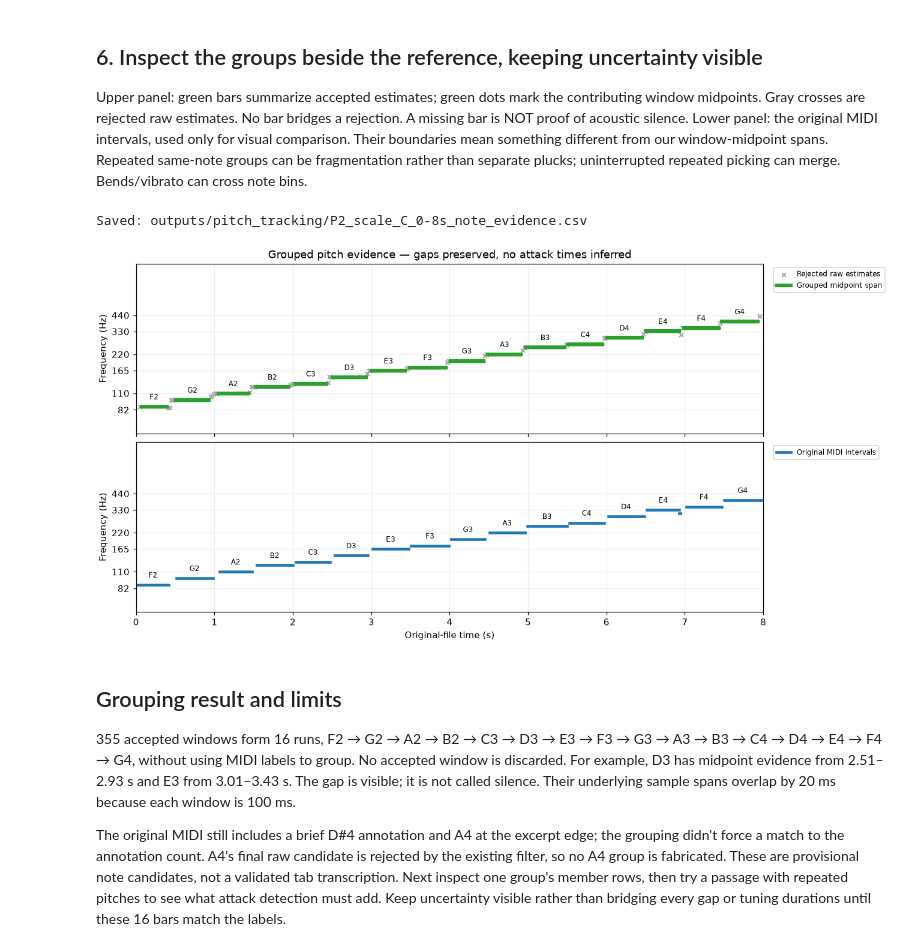
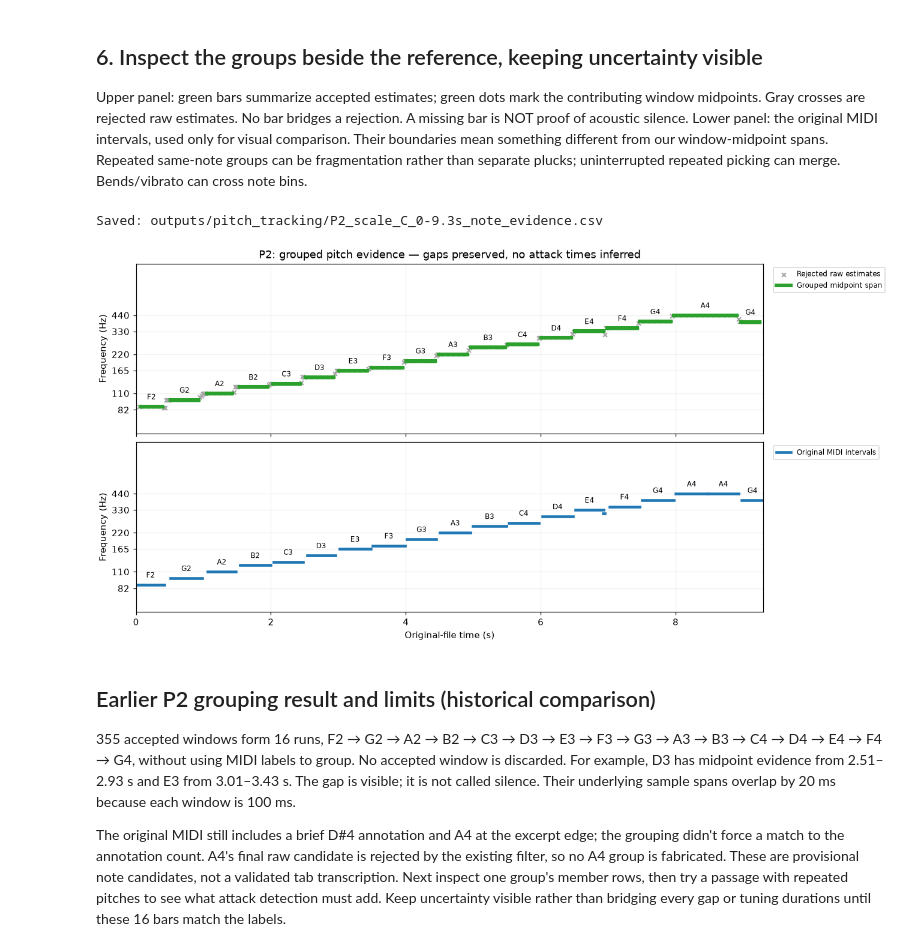
Before and after one commit to wesley-hawes/Guitar_ML, a Jupyter notebook: 06_tracking_a_scale.ipynb, the cells around one changed output. Cells and saved outputs as stored; diff of their text form; code cells hidden in the pictures.

```diff
--- a/06_tracking_a_scale.ipynb
+++ b/06_tracking_a_scale.ipynb
@@ -26,10 +28,12 @@ import matplotlib.pyplot as plt
 from pitch_analysis import estimate_period
 from guitartechs_midi import read_note_labels
 
-folder = Path.home() / 'Downloads/P2_scales'
+player = 'P2'  # Current repeated-A4 example; 'P1' uses the same settings.
+folder = Path.home() / 'Downloads' / f'{player}_scales'
 audio_path = folder / 'audio/directinput/directinput_C.wav'
 midi_path = folder / 'midi/midi_C.mid'
-excerpt_seconds = 8.0
+excerpt_seconds = 9.3  # Includes both A4 labels; use 8.0 for the initial comparison.
+output_tag = f'{player}_scale_C_0-{excerpt_seconds:g}s'
 window_seconds, hop_seconds = 0.100, 0.020
 minimum_frequency, maximum_frequency = 60.0, 1000.0
 minimum_level_ratio, minimum_similarity, maximum_step_cents = 3.0, 0.80, 50.0
@@ -55,10 +60,11 @@ Same player/source type does NOT guarantee identical gain/noise across files:
 this is an explicitly provisional transfer, not a measured scale noise floor.
 Inspect raw estimates even when the level check rejects them.
 # %%
-reference_path = Path.home() / 'Downloads/P2_singlenotes/audio/directinput/directinput_allsinglenotes.wav'
+reference_path = Path.home() / 'Downloads' / f'{player}_singlenotes' / 'audio/directinput/directinput_allsinglenotes.wav'
 reference_info = sf.info(reference_path)
 reference_rate = reference_info.samplerate
-reference_start, reference_stop = round(7.70 * reference_rate), round(7.86 * reference_rate)
+reference_interval = {'P1': (7.78, 7.90), 'P2': (7.70, 7.86)}[player]
+reference_start, reference_stop = [round(t * reference_rate) for t in reference_interval]
 reference_audio, _ = sf.read(reference_path, start=reference_start, stop=reference_stop)
 reference_signal = reference_audio[:, 0] if reference_audio.ndim == 2 else reference_audio
 reference_width, reference_hop = round(window_seconds * reference_rate), round(hop_seconds * reference_rate)
@@ -201,7 +207,7 @@ for ax in (axes[0], axes[2]):
     ax.set(yscale='log', ylim=(55, 1100), ylabel='Candidate Hz')
     ax.set_yticks([60, 100, 200, 400, 800], labels=['60', '100', '200', '400', '800'])
     ax.minorticks_off()
-axes[0].set(title='P2 C-scale recording: 100 ms windows, 20 ms hops, unchanged filter', xlim=(0, excerpt_seconds))
+axes[0].set(title=f'{player} C-scale recording: 100 ms windows, 20 ms hops, unchanged filter', xlim=(0, excerpt_seconds))
 axes[0].legend(loc='upper left', bbox_to_anchor=(1.01, 1), fontsize=8)
 zoom_start, zoom_stop = round(2.75 * rate), round(3.35 * rate)
 axes[1].plot(np.arange(zoom_start, zoom_stop) / rate, signal[zoom_start:zoom_stop], linewidth=0.5, color='0.35')
@@ -222,14 +228,14 @@ for ax in axes[1:]:
             ax.axvline(note['start_seconds'], color='tab:blue', linestyle=':', alpha=0.6)
 output_folder = Path('outputs/pitch_tracking')
 output_folder.mkdir(parents=True, exist_ok=True)
-fig.savefig(output_folder / 'P2_scale_C_0-8s_transitions.png', dpi=150)
+fig.savefig(output_folder / f'{output_tag}_transitions.png', dpi=150)
 plt.show()
 print('Midpoint  Hz     Score  Level  Decision / reference spans')
 for row in rows:
     if 2.85 <= row['midpoint_seconds'] <= 3.25:
         print(f"{row['midpoint_seconds']:.2f}   {row['candidate_hz']:6.1f}  {row['similarity']:.3f}  {row['level_ratio']:5.1f}  "
               f"{'PASS' if row['accepted'] else row['rejection_reasons']} / {row['intersecting_label_names']}")
-path = output_folder / 'P2_scale_C_0-8s_windows.csv'
+path = output_folder / f'{output_tag}_windows.csv'
 with path.open('w', newline='') as handle:
     writer = csv.DictWriter(handle, fieldnames=list(rows[0]))
     writer.writeheader()
@@ -362,40 +366,40 @@ for index, event in enumerate(events):
                           [hz] * event['window_count'], color='tab:green', s=8)
     event_axes[0].annotate(event['note_name'], ((first + last) / 2, hz),
                           xytext=(0, 8), textcoords='offset points', ha='center', fontsize=8)
 for index, note in enumerate(labels):
     first, last = max(0, note['start_seconds']), min(excerpt_seconds, note['end_seconds'])
     event_axes[1].plot([first, last], [note['hz']] * 2, color='tab:blue', linewidth=3,
                        label='Original MIDI intervals' if index == 0 else None)
     if last - first >= 0.1:
         event_axes[1].annotate(note['name'], ((first + last) / 2, note['hz']),
                               xytext=(0, 8), textcoords='offset points', ha='center', fontsize=8)
 for ax in event_axes:
     ax.set(yscale='log', ylim=(minimum_frequency * 0.9, maximum_frequency * 1.1),
            ylabel='Frequency (Hz)', xlim=(0, excerpt_seconds))
     ax.set_yticks([82, 110, 165, 220, 330, 440], labels=['82', '110', '165', '220', '330', '440'])
     ax.minorticks_off()
     ax.grid(alpha=0.2)
     ax.legend(loc='upper left', bbox_to_anchor=(1.01, 1), fontsize=8)
-event_axes[0].set_title('Grouped pitch evidence — gaps preserved, no attack times inferred')
+event_axes[0].set_title(f'{player}: grouped pitch evidence — gaps preserved, no attack times inferred')
 event_axes[1].set_xlabel('Original-file time (s)')
-event_fig.savefig(output_folder / 'P2_scale_C_0-8s_note_evidence.png', dpi=150)
+event_fig.savefig(output_folder / f'{output_tag}_note_evidence.png', dpi=150)
 plt.show()
 
 # Keep the old per-window CSV unchanged. Export the grouping separately.
-event_path = output_folder / 'P2_scale_C_0-8s_note_evidence.csv'
+event_path = output_folder / f'{output_tag}_note_evidence.csv'
 event_fields = ['event_id', 'note_number', 'note_name', 'median_hz', 'window_count',
                 'first_frame_index', 'last_frame_index', 'first_midpoint_seconds',
                 'last_midpoint_seconds', 'source_start_sample', 'source_stop_sample_exclusive', 'sample_rate']
 with event_path.open('w', newline='') as handle:
     writer = csv.DictWriter(handle, fieldnames=event_fields)
     writer.writeheader()
     writer.writerows(events)
 print('Saved:', event_path)
 # %% [output]
-Saved: outputs/pitch_tracking/P2_scale_C_0-8s_note_evidence.csv
+Saved: outputs/pitch_tracking/P2_scale_C_0-9.3s_note_evidence.csv
-[figure, old version]
+[figure, new version]
 # %% [markdown]
-## Grouping result and limits
+## Earlier P2 grouping result and limits (historical comparison)
 355 accepted windows form 16 runs, F2 → G2 → A2 → B2 → C3 → D3 → E3 → F3
 → G3 → A3 → B3 → C4 → D4 → E4 → F4 → G4, without using MIDI labels to group.
 No accepted window is discarded. For example, D3 has midpoint evidence from
```
Also changed, not shown: parts of 12 cells of this notebook, 17 other files.
